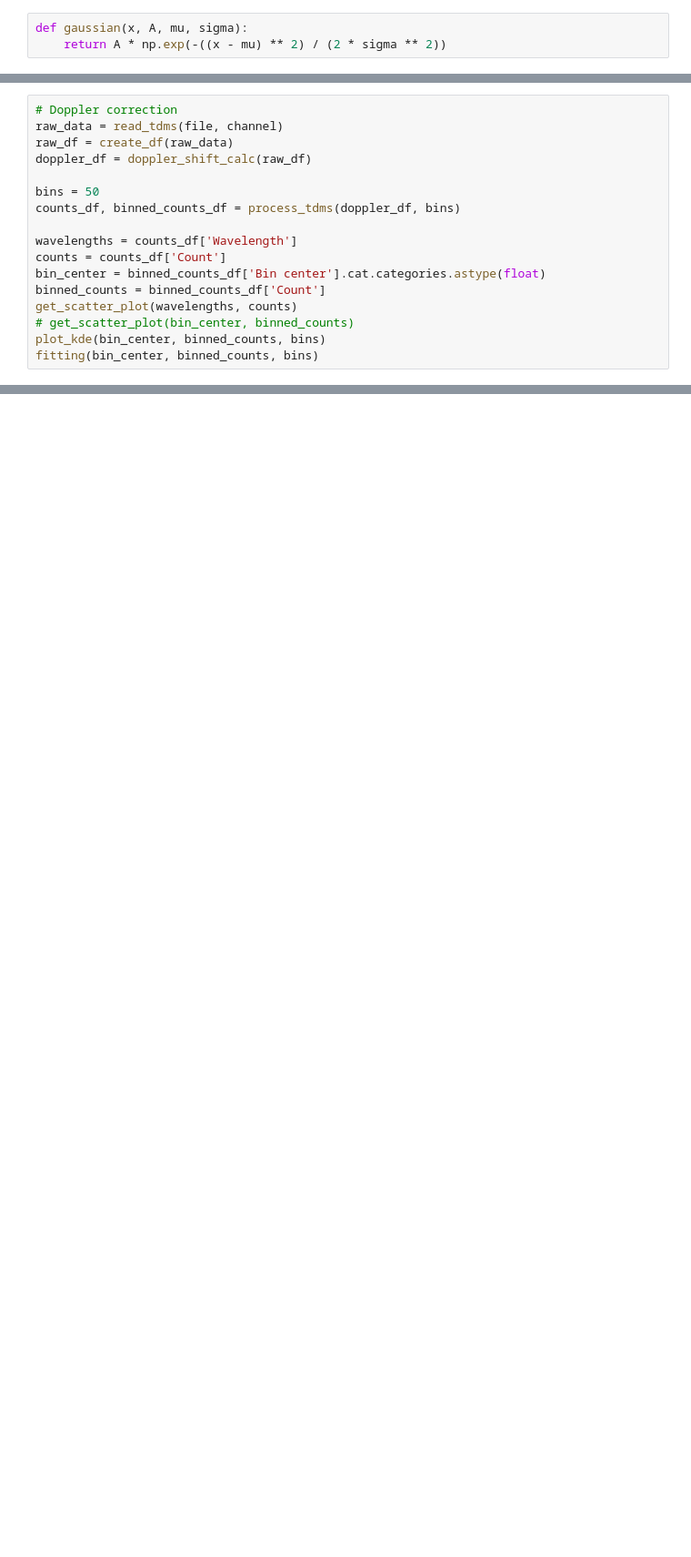
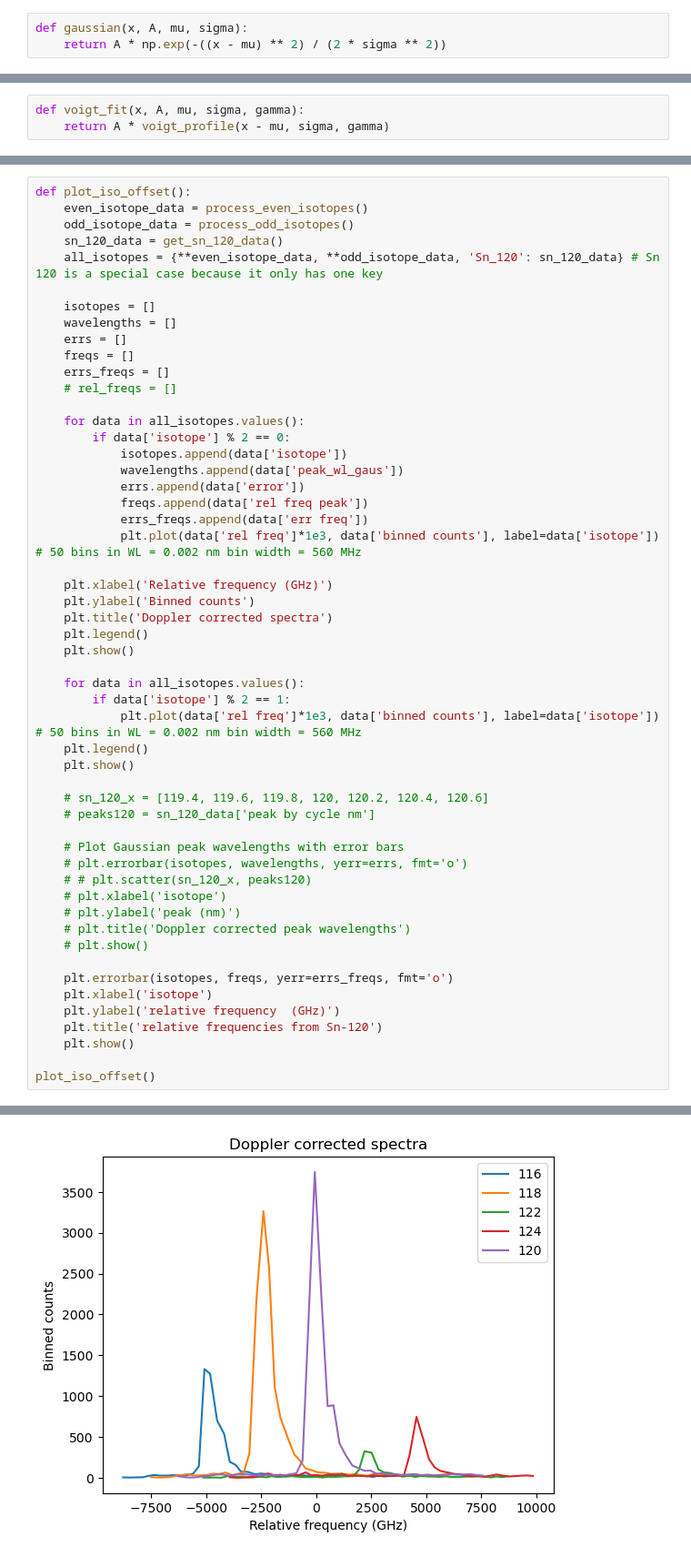
Before and after one commit to mirhex-toldex/desiree_analysis, a Jupyter notebook: Sn_IS_new.ipynb, the cells around one changed output, grey strips where cells are left out. Shown: that part at 91% size. Drawn from its saved outputs; the diff is of its cells as text; blank space fills up the shorter version.

```diff
--- a/Sn_IS_new.ipynb
+++ b/Sn_IS_new.ipynb
@@ -135,4 +162,7 @@ def gaussian_exponential(x, A, mu, sigma, tau, bkg):
 
 
     # return test
+# %%
+def voigt_fit(x, A, mu, sigma, gamma):
+    return A * voigt_profile(x - mu, sigma, gamma)
 # %%
@@ -193,17 +245,0 @@ def fitting(wavelengths, counts, bins):
-# %%
-# Doppler correction
-raw_data = read_tdms(file, channel)
-raw_df = create_df(raw_data)
-doppler_df = doppler_shift_calc(raw_df)
-
-bins = 50
-counts_df, binned_counts_df = process_tdms(doppler_df, bins)
-
-wavelengths = counts_df['Wavelength']
-counts = counts_df['Count']
-bin_center = binned_counts_df['Bin center'].cat.categories.astype(float)
-binned_counts = binned_counts_df['Count']
-get_scatter_plot(wavelengths, counts)
-# get_scatter_plot(bin_center, binned_counts)
-plot_kde(bin_center, binned_counts, bins)
-fitting(bin_center, binned_counts, bins)
@@ -216,0 +392,54 @@ GAUSSIAN Peak: 1533.0771843731163, FWHM: 0.006563825741752227
+# %%
+def plot_iso_offset():
+    even_isotope_data = process_even_isotopes()
+    odd_isotope_data = process_odd_isotopes()
+    sn_120_data = get_sn_120_data()
+    all_isotopes = {**even_isotope_data, **odd_isotope_data, 'Sn_120': sn_120_data} # Sn 120 is a special case because it only has one key
+
+    isotopes = []
+    wavelengths = []
+    errs = []
+    freqs = []
+    errs_freqs = []
+    # rel_freqs = []
+
+    for data in all_isotopes.values():
+        if data['isotope'] % 2 == 0:
+            isotopes.append(data['isotope'])
+            wavelengths.append(data['peak_wl_gaus'])
+            errs.append(data['error'])
+            freqs.append(data['rel freq peak'])
+            errs_freqs.append(data['err freq'])
+            plt.plot(data['rel freq']*1e3, data['binned counts'], label=data['isotope']) # 50 bins in WL = 0.002 nm bin width = 560 MHz
+
+    plt.xlabel('Relative frequency (GHz)')
+    plt.ylabel('Binned counts')
+    plt.title('Doppler corrected spectra')
+    plt.legend()
+    plt.show()
+
+    for data in all_isotopes.values():
+        if data['isotope'] % 2 == 1:
+            plt.plot(data['rel freq']*1e3, data['binned counts'], label=data['isotope']) # 50 bins in WL = 0.002 nm bin width = 560 MHz
+    plt.legend()
+    plt.show()
+
+    # sn_120_x = [119.4, 119.6, 119.8, 120, 120.2, 120.4, 120.6]
+    # peaks120 = sn_120_data['peak by cycle nm']
+
+    # Plot Gaussian peak wavelengths with error bars
+    # plt.errorbar(isotopes, wavelengths, yerr=errs, fmt='o')
+    # # plt.scatter(sn_120_x, peaks120)
+    # plt.xlabel('isotope')
+    # plt.ylabel('peak (nm)')
+    # plt.title('Doppler corrected peak wavelengths')
+    # plt.show()
+
+    plt.errorbar(isotopes, freqs, yerr=errs_freqs, fmt='o')
+    plt.xlabel('isotope')
+    plt.ylabel('relative frequency  (GHz)')
+    plt.title('relative frequencies from Sn-120')
+    plt.show()
+
+plot_iso_offset()
+# %% [output]
@@ -216,0 +463 @@ GAUSSIAN Peak: 1533.0771843731163, FWHM: 0.006563825741752227
+[figure, added]
```
Also changed, not shown: parts of 25 cells of this notebook, 1 other file.
